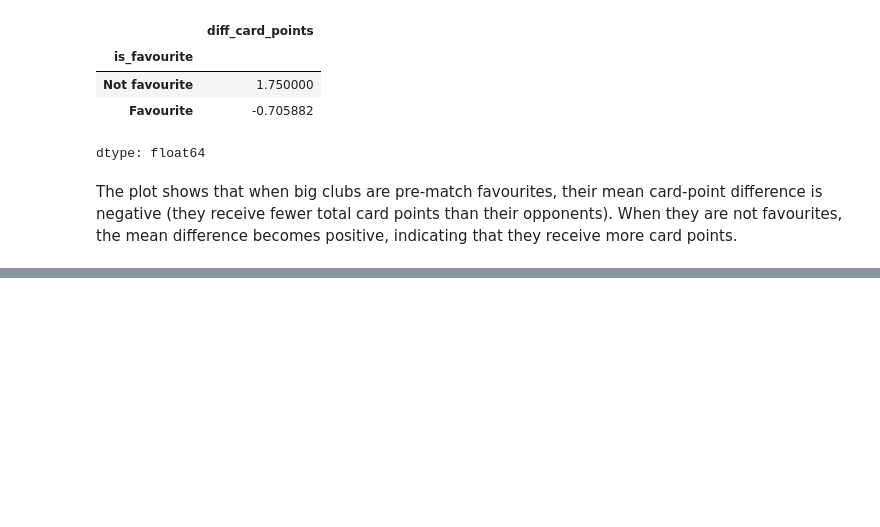
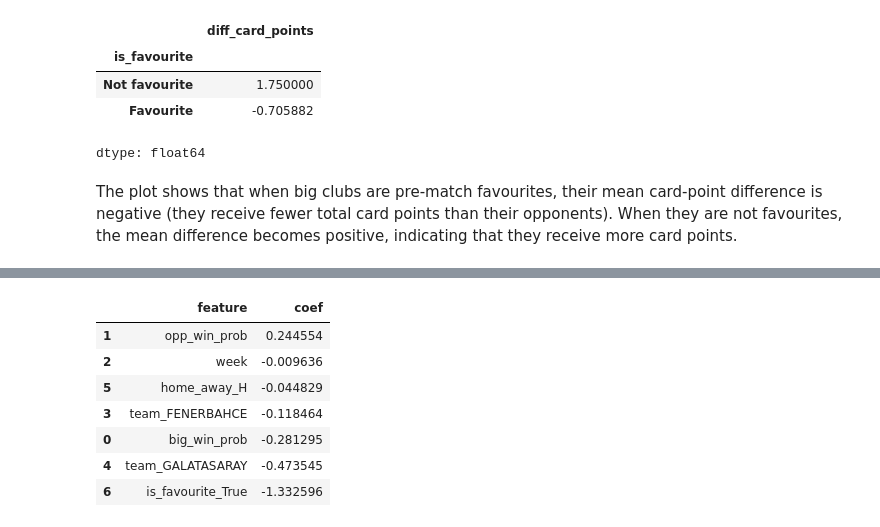
Before and after one commit to um1tberke/FairCardsInTurkishSuperLeague-DSA210Project, a Jupyter notebook: FairCardsInTurkishSuperLeague.ipynb, the cells around one changed output, grey strips where cells are left out. Saved outputs shown, nothing was run; the diff lists cells and outputs as text; code cells hidden in the pictures; blank space fills up the shorter version.

```diff
--- a/FairCardsInTurkishSuperLeague.ipynb
+++ b/FairCardsInTurkishSuperLeague.ipynb
@@ -536,0 +607,11 @@ The plot shows that when big clubs are pre-match favourites, their mean card-poi
+# %%
+# Train-test split (keep class balance with stratify)
+X_train, X_test, y_train, y_test = train_test_split(
+    X_encoded,
+    y,
+    test_size=0.25,
+    random_state=42,
+    stratify=y
+)
+
+X_train.shape, X_test.shape, y_train.value_counts(normalize=True)
@@ -536,0 +648,23 @@ The plot shows that when big clubs are pre-match favourites, their mean card-poi
+# %%
+from sklearn.linear_model import LogisticRegression
+from sklearn.metrics import classification_report
+
+# Logistic regression model
+log_reg = LogisticRegression(max_iter=1000)
+
+# Fit on training data
+log_reg.fit(X_train, y_train)
+
+# Predict on test data
+y_pred = log_reg.predict(X_test)
+
+# Accuracy
+log_acc = accuracy_score(y_test, y_pred)
+print("Logistic regression accuracy:", round(log_acc, 3))
+
+# Detailed metrics
+print("\nClassification report:")
+print(classification_report(y_test, y_pred))
+
+print("Confusion matrix (rows = true, cols = predicted):")
+print(confusion_matrix(y_test, y_pred))
@@ -536,0 +687,17 @@ The plot shows that when big clubs are pre-match favourites, their mean card-poi
+# %%
+# Check feature coefficients to understand which variables push the model
+coef_df = pd.DataFrame({
+    "feature": X_train.columns,
+    "coef": log_reg.coef_[0]
+}).sort_values("coef", ascending=False)
+
+coef_df
+# %% [output]
+|  | feature | coef |
+| 1 | opp_win_prob | 0.244554 |
+| 2 | week | -0.009636 |
+| 5 | home_away_H | -0.044829 |
+| 3 | team_FENERBAHCE | -0.118464 |
+| 0 | big_win_prob | -0.281295 |
+| 4 | team_GALATASARAY | -0.473545 |
+| 6 | is_favourite_True | -1.332596 |
```
Also changed, not shown: parts of 7 cells of this notebook.
